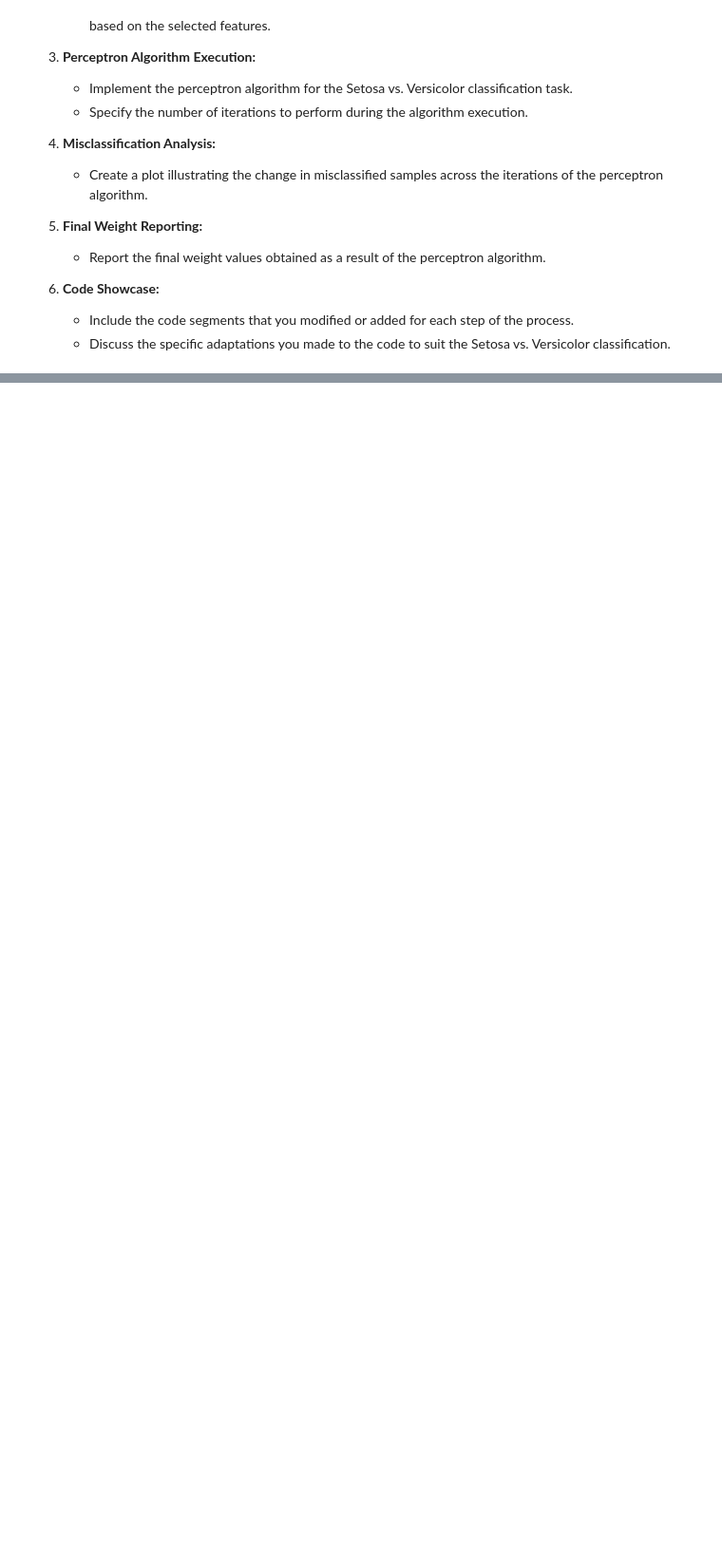
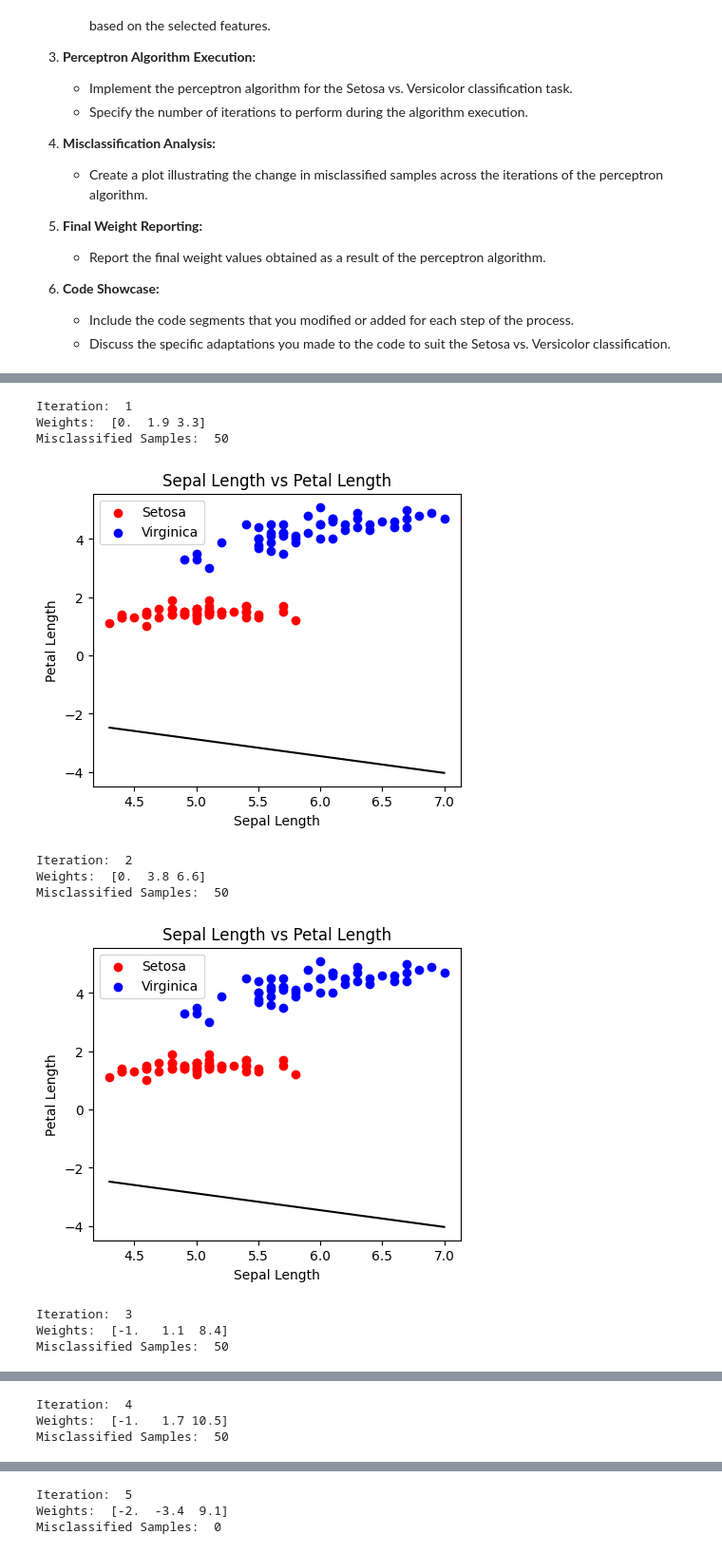
Before and after one commit to MateuszP137/EEML-CW, a Jupyter notebook: 01_ML_PLA.ipynb, the cells around one changed output, grey strips where cells are left out. Shown at 95% size. Saved outputs shown, nothing was run; the diff lists cells and outputs as text; code cells hidden in the pictures; blank space fills up the shorter version.

```diff
--- a/01_ML_PLA.ipynb
+++ b/01_ML_PLA.ipynb
@@ -296,0 +317,15 @@ In this task, we will replicate the previous steps of the tutorial to perform bi
+# %%
+n_iter=8
+fit(n_iter, X, y)
+# %% [output]
+Iteration:  1
+Weights:  [0.  1.9 3.3]
+Misclassified Samples:  50
+[figure, added]
+Iteration:  2
+Weights:  [0.  3.8 6.6]
+Misclassified Samples:  50
+[figure, added]
+Iteration:  3
+Weights:  [-1.   1.1  8.4]
+Misclassified Samples:  50
@@ -296,0 +333,3 @@ In this task, we will replicate the previous steps of the tutorial to perform bi
+Iteration:  4
+Weights:  [-1.   1.7 10.5]
+Misclassified Samples:  50
@@ -296,0 +337,3 @@ In this task, we will replicate the previous steps of the tutorial to perform bi
+Iteration:  5
+Weights:  [-2.  -3.4  9.1]
+Misclassified Samples:  0
```
Also changed, not shown: parts of 6 cells of this notebook.
